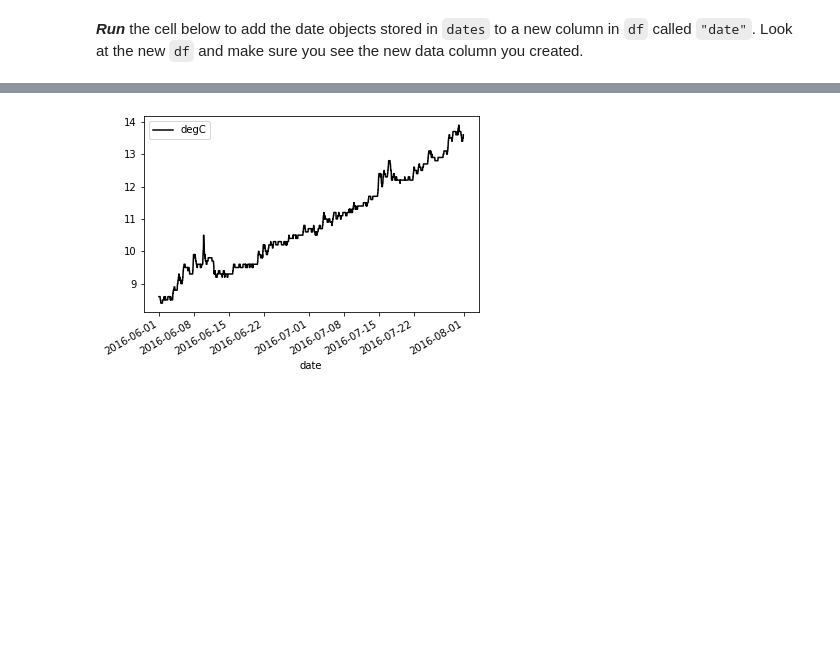
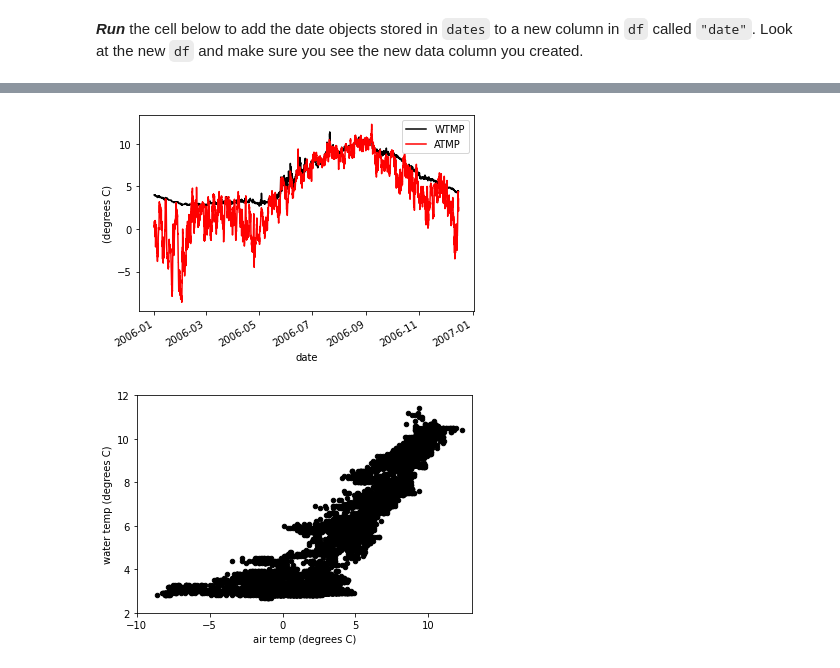
Before and after one commit to mackenziejewell/water-analysis-python-lesson, a Jupyter notebook: content/NDBC_buoy_analysis.ipynb, the cells around one changed output, grey strips where cells are left out. Saved outputs shown, nothing was run; the diff lists cells and outputs as text; code cells hidden in the pictures; blank space fills up the shorter version.

```diff
--- a/content/NDBC_buoy_analysis.ipynb
+++ b/content/NDBC_buoy_analysis.ipynb
@@ -63,8 +80,8 @@ The code line below where you specified the filename will use the pandas `read_t
 # %%
 # specify the name of the text file
-filename = 'supp_info/46246h2016.txt'
+filename = 'NDBC_ID46073_2006.txt'
 
 # use pandas to read text file into dataframe called 'df_raw'
-df_raw = pd.read_table(filename, delim_whitespace=True, header = [0,1])
+df_raw = pd.read_table(filename, delim_whitespace=True, header = [0])
 df_raw
 # %% [output]
@@ -97,7 +113,7 @@ Let’s read the data in again, this time into a variable called `df`. This time
 NaN = ['999', '999.0', '99.0', '9999.0']
 
 # read in data again, but drop any columns or rows filled only with NaNs
-df = pd.read_table(filename, delim_whitespace=True, header = [0,1], na_values = NaN).dropna(axis='columns', how='all').dropna(axis='rows', how='all')
+df = pd.read_table(filename, delim_whitespace=True, header = [0], na_values = NaN).dropna(axis='columns', how='all').dropna(axis='rows', how='all')
 
 df
 # %% [output]
@@ -126,14 +141,17 @@ We can combine these five date information columns into single datetime objects
 **<em>Run</em>** the cell below to access the date data and combine them into a single array called `dates`.
 # %%
 # read date data into individual data arrays
-years = df['#YY']
+years = df['YYYY']
 months = df['MM']
 days = df['DD']
 hours = df['hh']
 mins = df['mm']
 
 # combine them into a single array called ‘dates’
-dates = [datetime.datetime.strptime(f'{y}-{m:02d}-{d:02d}T{h:02d}:{mm:02d}', '%Y-%m-%dT%H:%M') for y, m, d, h, mm in zip(years['#yr'], months['mo'], days['dy'], hours['hr'], mins['mn'])]
+# dates = [datetime.datetime.strptime(f'{y}-{m:02d}-{d:02d}T{h:02d}:{mm:02d}', '%Y-%m-%dT%H:%M') for y, m, d, h, mm in zip(years['#yr'], months['mo'], days['dy'], hours['hr'], mins['mn'])]
+
+
+dates = [datetime.datetime.strptime(f'{y}-{m:02d}-{d:02d}T{h:02d}:{mm:02d}', '%Y-%m-%dT%H:%M') for y, m, d, h, mm in zip(years, months, days, hours, mins)]
 # %% [markdown]
 **<em>Run</em>** the cell below to add the date objects stored in `dates` to a new column in `df` called `"date"`. Look at the new `df` and make sure you see the new data column you created.
 # %%
@@ -321,10 +382,24 @@ Run the code. In a cell below, run the following code to plot over a specified d
 # %%
+
 # specify start and end dates of desired date range
-date1 = datetime.datetime(year = 2016, month = 6, day = 1, hour = 1, minute = 28)
-date2 = datetime.datetime(year = 2016, month = 7, day = 31, hour = 23, minute = 28)
+date1 = datetime.datetime(year = 2006, month = 1, day = 1, hour = 1, minute = 0)
+date2 = datetime.datetime(year = 2006, month = 12, day = 15, hour = 23, minute = 0)
+
 
 # run the function to create subsetted dataframe
 df_subset = subset_by_date(date1, date2, df)
-# make plot
-df_subset.plot(x='date', y='WTMP', kind = 'line', color='black');
+
+# make timeseries plot
+fig, ax = plt.subplots()
+df_subset.plot(x='date', y='WTMP', kind = 'line', color='black', ax = ax);
+df_subset.plot(x='date', y='ATMP', kind = 'line', color='red', ax = ax);
+ax.set_ylabel('(degrees C)')
+
+# make plot of water temp vs air temp
+fig, ax = plt.subplots()
+df_subset.plot(x='ATMP', y='WTMP', kind='scatter', color='black', ax=ax)
+ax.set_xlabel('air temp (degrees C)')
+ax.set_ylabel('water temp (degrees C)')
+ax.set_xlim(-10,13);
+ax.set_ylim(2,12);
 # %% [output]
@@ -332,4 +407,5 @@ subset data between 2016-06-01 01:28:00 and 2016-07-31 23:28:00
-[figure, old version]
+[figure, new version]
+[figure, added]
 # %% [markdown]
 ### Closing out
 
```
Also changed, not shown: parts of 36 cells of this notebook, 6 other files.
